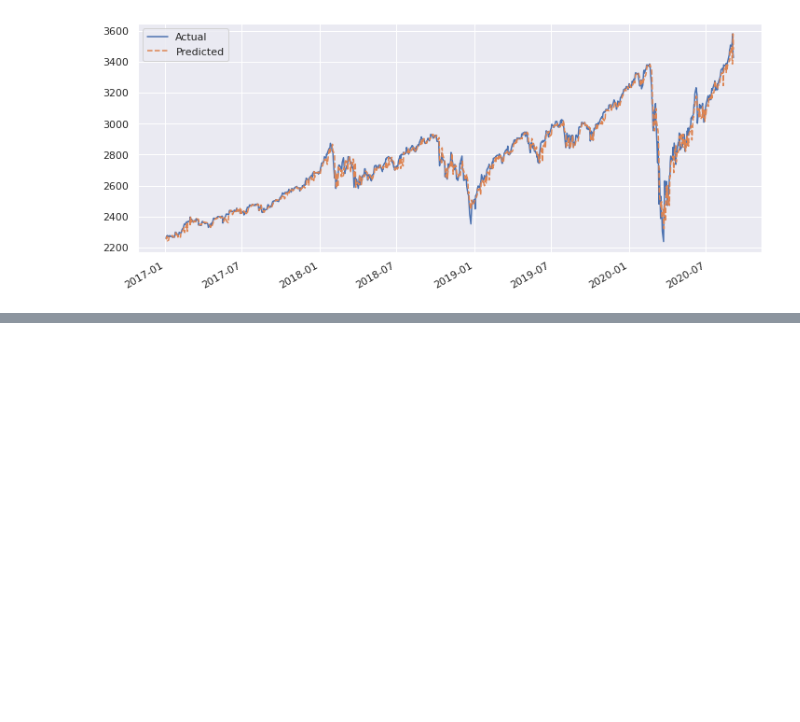
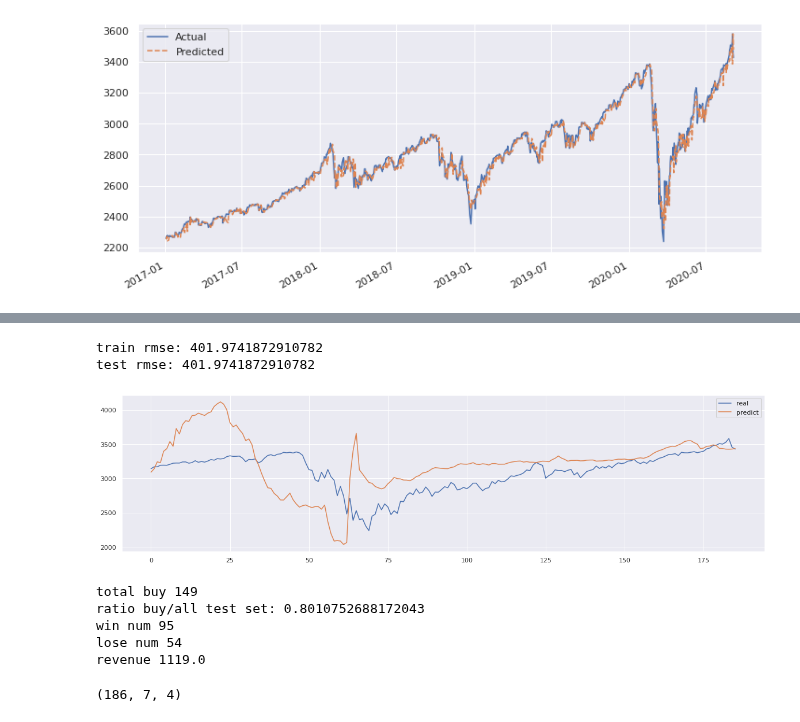
Before and after one commit to duybluemind1988/Data-science, a Jupyter notebook: Time_series/Time_series_all_method_2(multy).ipynb, the cells around one changed output, grey strips where cells are left out. Drawn from its saved outputs; the diff is of its cells as text; code cells hidden in the pictures; blank space fills up the shorter version.

```diff
--- a/Time_series/Time_series_all_method_2(multy).ipynb
+++ b/Time_series/Time_series_all_method_2(multy).ipynb
@@ -397,0 +533,16 @@ revenue 704.919921875
+# %%
+X=train_set.drop(['adjclose'],axis=1)
+y=train_set['adjclose']
+# %%
+n_steps_in  = 7
+n_steps_out = 1
+X_train, y_train = split_sequence(X,y, n_steps_in, n_steps_out)
+print(X_train.shape)
+print(y_train.shape)
+#prepare test set
+inputs=df[len(df)-len(test_set) - n_steps_in:]
+X=inputs.drop(['adjclose'],axis=1)
+y=inputs['adjclose']
+X_test, y_test = split_sequence(X,y, n_steps_in, n_steps_out)
+print(X_test.shape)
+print(y_test.shape)
@@ -397,0 +554,7 @@ revenue 704.919921875
+# %%
+model = Sequential()
+model.add(LSTM(50, activation='relu', input_shape=(None, X_train.shape[2]))) # 7 timesteps, 4 feature
+model.add(Dense(10,activation='relu'))
+model.add(Dense(1)) # one timestep
+model.compile(optimizer='adam', loss='mse')
+model.summary()
@@ -397,0 +576,6 @@ revenue 704.919921875
+# %%
+callbacks = [EarlyStopping(monitor="val_loss", patience=10, #2 or 1 thoi
+                           mode='min',restore_best_weights=True),
+            ]
+history = model.fit(X_train, y_train, epochs=200,
+                    validation_split=0.2, verbose=1,callbacks=callbacks)
@@ -397,0 +600,26 @@ revenue 704.919921875
+# %%
+y_train_pred=model.predict(X_train)
+y_test_pred=model.predict(X_test)
+print('train rmse:', np.sqrt(mean_squared_error(y_train, y_train_pred)))
+print('test rmse:', np.sqrt(mean_squared_error(y_test, y_test_pred)))
+plt.figure(figsize=(20,5))
+plt.plot(y_test,label='real')
+plt.plot(y_test_pred,label='predict')
+plt.legend()
+plt.show()
+# %% [output]
+train rmse: 401.9741872910782
+test rmse: 401.9741872910782
+[figure, added]
+# %%
+profit(pd.Series(y_test.flatten()),pd.Series(y_test_pred.flatten()))
+# %% [output]
+total buy 149
+ratio buy/all test set: 0.8010752688172043
+win num 95
+lose num 54
+revenue 1119.0
+# %%
+X_train.shape
+# %% [output]
+(186, 7, 4)
```
Also changed, not shown: parts of 20 cells of this notebook.
